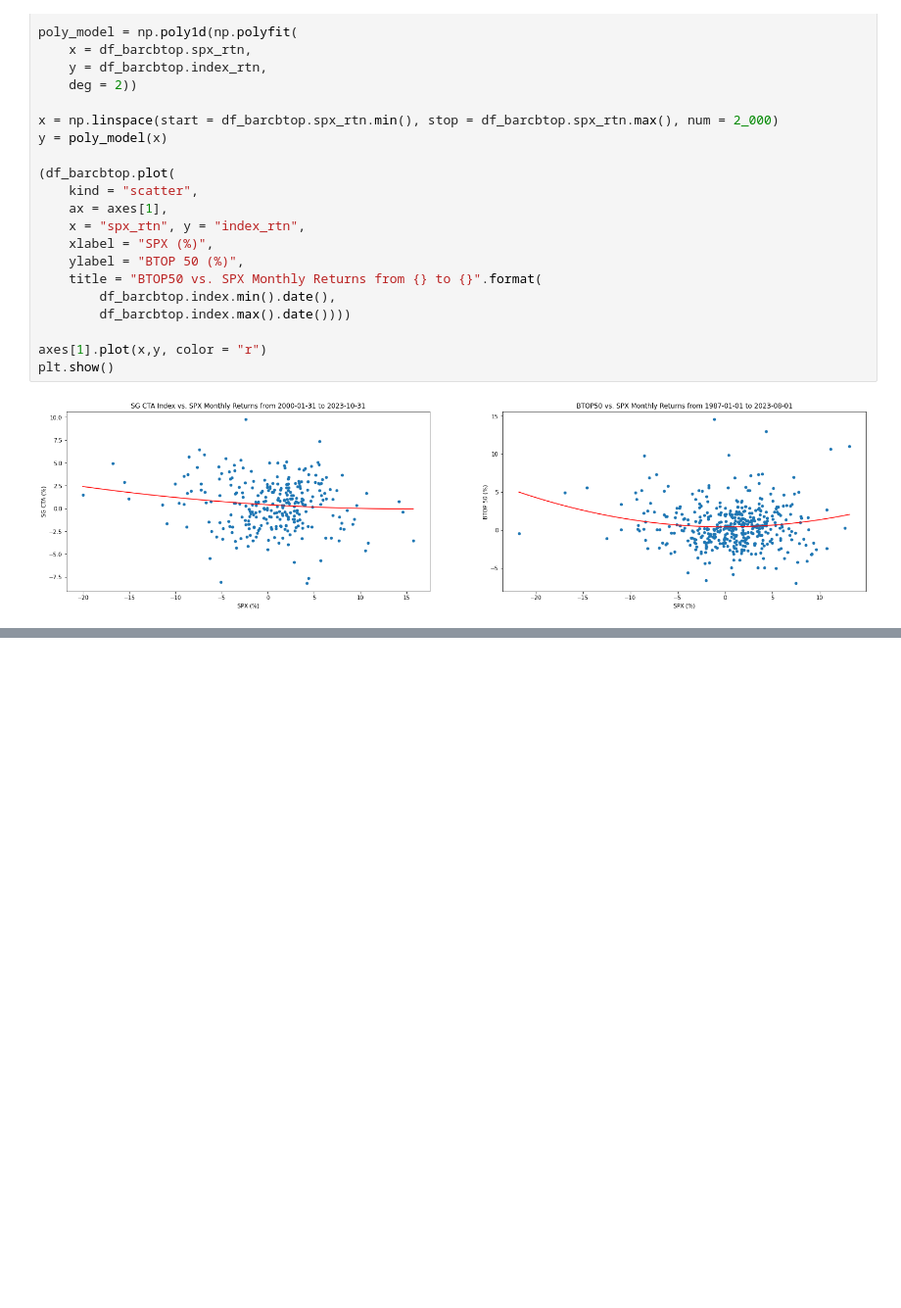
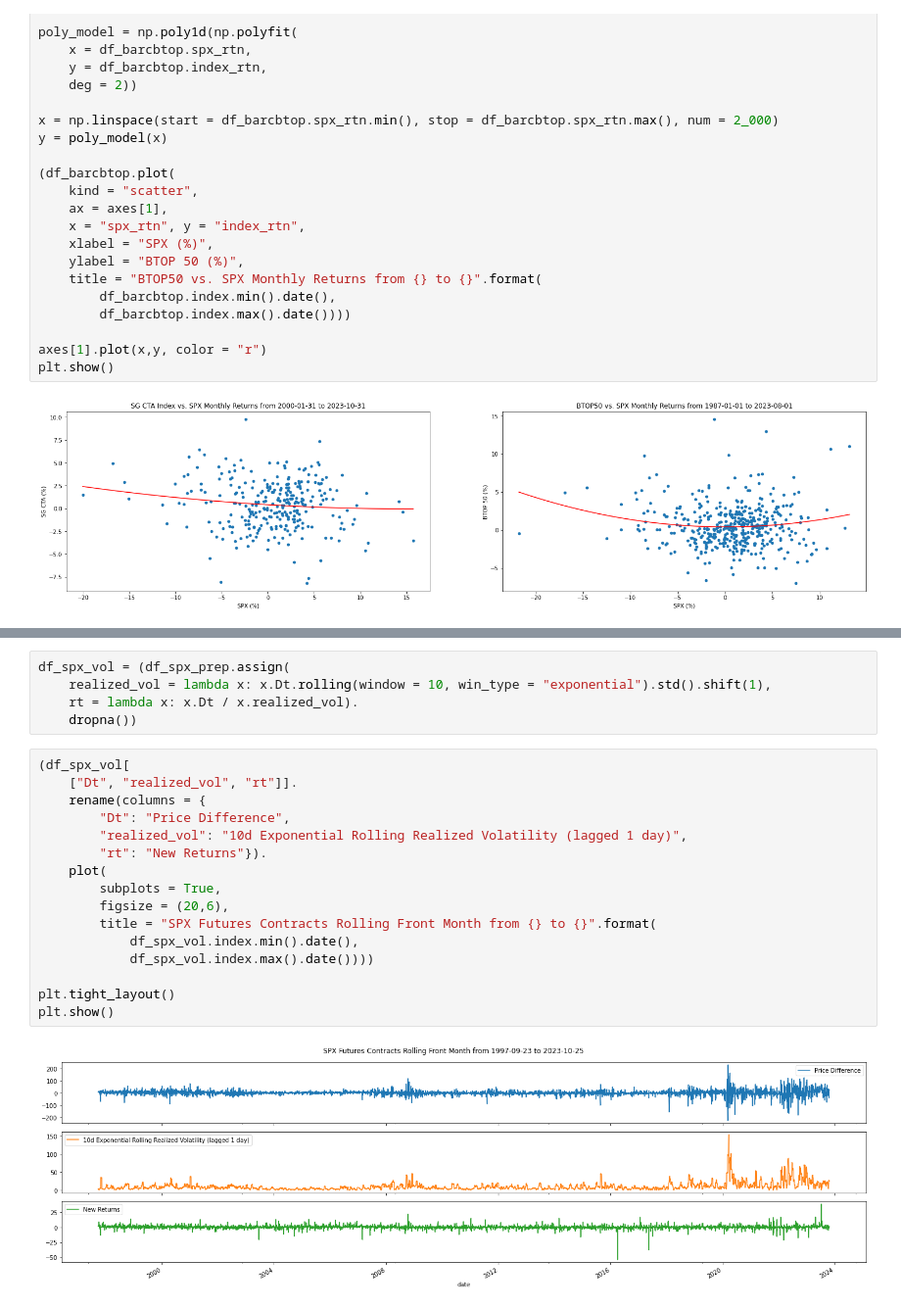
Before and after one commit to diegodalvarez/TrendConvexity, a Jupyter notebook: notebooks/TrendConvexity.ipynb, the cells around one changed output, grey strips where cells are left out. Shown at 98% size. Cells and saved outputs as stored; diff of their text form; blank space fills up the shorter version.

```diff
--- a/notebooks/TrendConvexity.ipynb
+++ b/notebooks/TrendConvexity.ipynb
@@ -195,0 +228,23 @@ plt.show()
+# %%
+df_spx_vol = (df_spx_prep.assign(
+    realized_vol = lambda x: x.Dt.rolling(window = 10, win_type = "exponential").std().shift(1),
+    rt = lambda x: x.Dt / x.realized_vol).
+    dropna())
+# %%
+(df_spx_vol[
+    ["Dt", "realized_vol", "rt"]].
+    rename(columns = {
+        "Dt": "Price Difference",
+        "realized_vol": "10d Exponential Rolling Realized Volatility (lagged 1 day)",
+        "rt": "New Returns"}).
+    plot(
+        subplots = True,
+        figsize = (20,6),
+        title = "SPX Futures Contracts Rolling Front Month from {} to {}".format(
+            df_spx_vol.index.min().date(),
+            df_spx_vol.index.max().date())))
+
+plt.tight_layout()
+plt.show()
+# %% [output]
+[figure, added]
```
Also changed, not shown: parts of 14 cells of this notebook.
